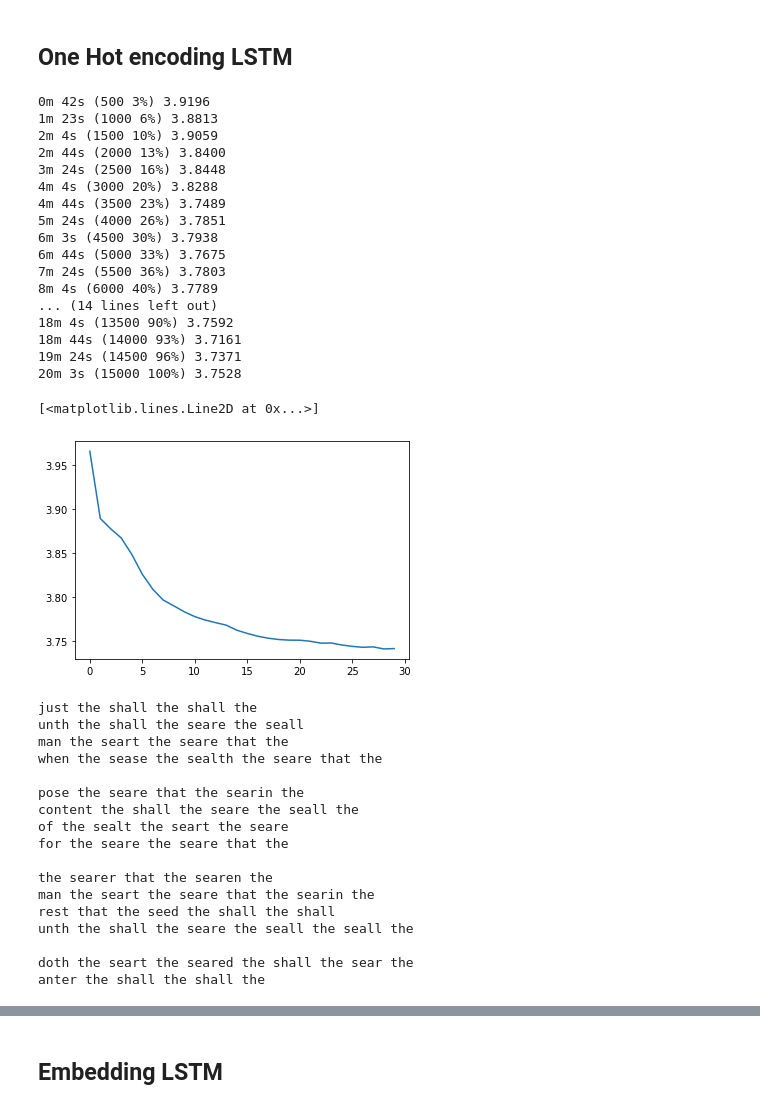
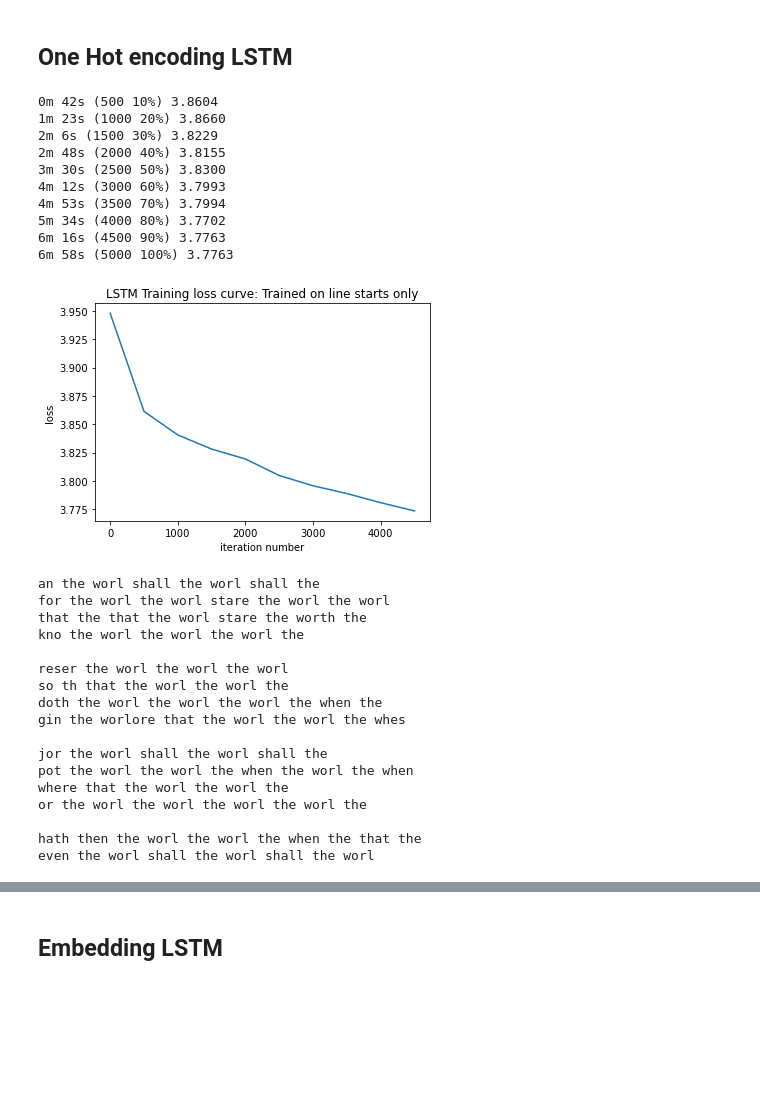
Before and after one commit to mchuapoco/loan-sharks, a Jupyter notebook: poems/gc_LSTM_models-evenSmallerDim.ipynb, the cells around one changed output, grey strips where cells are left out. Drawn from its saved outputs; the diff is of its cells as text; code cells hidden in the pictures; blank space fills up the shorter version.

```diff
--- a/poems/gc_LSTM_models-evenSmallerDim.ipynb
+++ b/poems/gc_LSTM_models-evenSmallerDim.ipynb
@@ -48,3 +48,8 @@ len(fixed_length_character_sequences_valid_start)
+# %%
+clipped_sequences = []
+for seq in all_character_sequences_no_empty:
+    if (len(seq[:40]) == 40) :
+        clipped_sequences.append(seq[:40])
 # %%
 all_letters = string.ascii_lowercase + " '-"  # abcdefghijklmnopqrstuvwxyz '-
 n_letters = len(all_letters) + 1 # Plus EOS marker
@@ -263,7 +265,7 @@ class RNN(nn.Module):
 ######### PARAMETERS #########
 batch_size = 32
 hidden_size = 128
-n_iters = 15000
+n_iters = 5000
 print_every = 500
 plot_every = 500
 learning_rate = 0.0005
@@ -282,7 +284,7 @@ start = time.time()
 
 for iter in range(1, n_iters + 1):
     try :
-        input_line_tensor, target_line_tensor = randomBatch(fixed_length_character_sequences_valid_start, batch_size=batch_size)
+        input_line_tensor, target_line_tensor = randomBatch(clipped_sequences, batch_size=batch_size)
         loss = train_batch(rnn, input_line_tensor.to(device), target_line_tensor.to(device), criterion=criterion, optimizer=optimizer)
         total_loss += loss
     except :
@@ -296,53 +298,49 @@ for iter in range(1, n_iters + 1):
         all_losses.append(total_loss / plot_every)
         total_loss = 0
 # %% [output]
-0m 42s (500 3%) 3.9196
-1m 23s (1000 6%) 3.8813
-2m 4s (1500 10%) 3.9059
-2m 44s (2000 13%) 3.8400
-3m 24s (2500 16%) 3.8448
-4m 4s (3000 20%) 3.8288
-4m 44s (3500 23%) 3.7489
-5m 24s (4000 26%) 3.7851
-6m 3s (4500 30%) 3.7938
-6m 44s (5000 33%) 3.7675
-7m 24s (5500 36%) 3.7803
-8m 4s (6000 40%) 3.7789
-... (14 lines left out)
-18m 4s (13500 90%) 3.7592
-18m 44s (14000 93%) 3.7161
-19m 24s (14500 96%) 3.7371
-20m 3s (15000 100%) 3.7528
+0m 42s (500 10%) 3.8604
+1m 23s (1000 20%) 3.8660
+2m 6s (1500 30%) 3.8229
+2m 48s (2000 40%) 3.8155
+3m 30s (2500 50%) 3.8300
+4m 12s (3000 60%) 3.7993
+4m 53s (3500 70%) 3.7994
+5m 34s (4000 80%) 3.7702
+6m 16s (4500 90%) 3.7763
+6m 58s (5000 100%) 3.7763
 # %%
-plt.plot(all_losses)
+plt.plot(np.arange(0, n_iters, plot_every), all_losses)
+plt.ylabel("loss")
+plt.xlabel("iteration number")
+plt.title("LSTM Training loss curve: Trained on line starts only")
+plt.show()
 # %% [output]
-[<matplotlib.lines.Line2D at 0x...>]
-[figure, old version]
+[figure, new version]
 # %%
 # Sample a poem
 for i in range(14):
     original_sample = sample(rnn, random.choice(string.ascii_lowercase[:-3]),
-                             length=random.randint(30, 50), temperature=0.5)
+                             length=random.randint(30, 50), temperature=1)
     print(' '.join(original_sample.split(" ")[:-1]))
     if i in [3, 7, 11]:
         print()
 # %% [output]
-just the shall the shall the
-unth the shall the seare the seall
-man the seart the seare that the
-when the sease the sealth the seare that the
+an the worl shall the worl shall the
+for the worl the worl stare the worl the worl
+that the that the worl stare the worth the
+kno the worl the worl the worl the
 
-pose the seare that the searin the
-content the shall the seare the seall the
-of the sealt the seart the seare
-for the seare the seare that the
+reser the worl the worl the worl
+so th that the worl the worl the
+doth the worl the worl the worl the when the
+gin the worlore that the worl the worl the whes
 
-the searer that the searen the
-man the seart the seare that the searin the
-rest that the seed the shall the shall
-unth the shall the seare the seall the seall the
+jor the worl shall the worl shall the
+pot the worl the worl the when the worl the when
+where that the worl the worl the
+or the worl the worl the worl the worl the
 
-doth the seart the seared the shall the sear the
-anter the shall the shall the
+hath then the worl the worl the when the that the
+even the worl shall the worl shall the worl
 # %%
 # Save model
```
Also changed, not shown: parts of 7 cells of this notebook, 1 other file.
